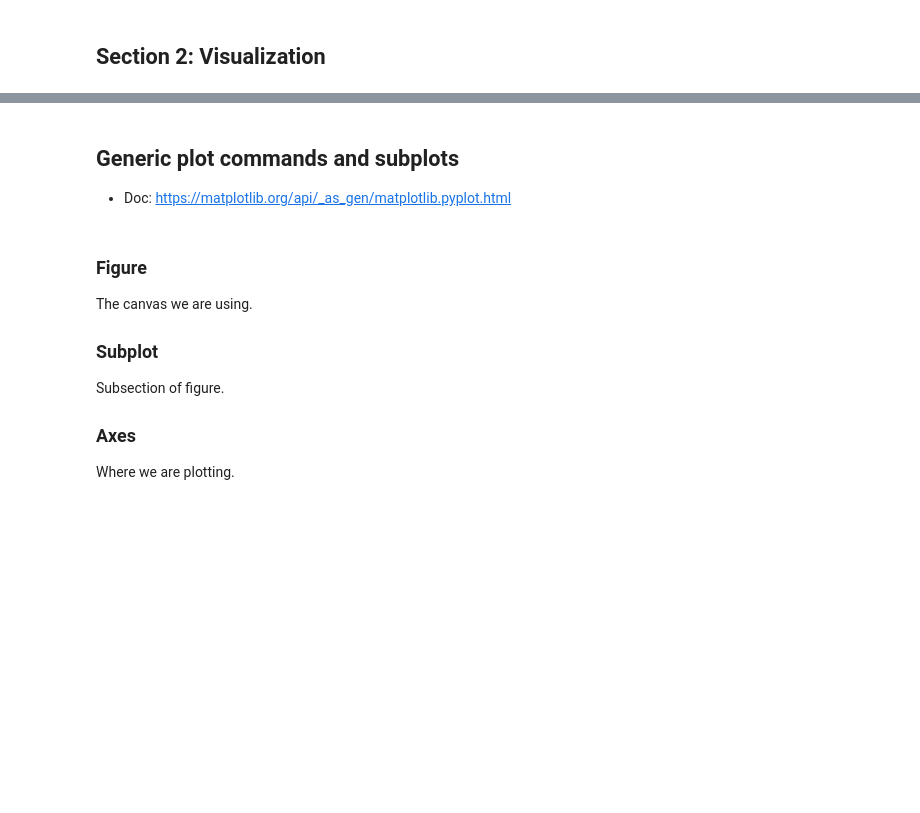
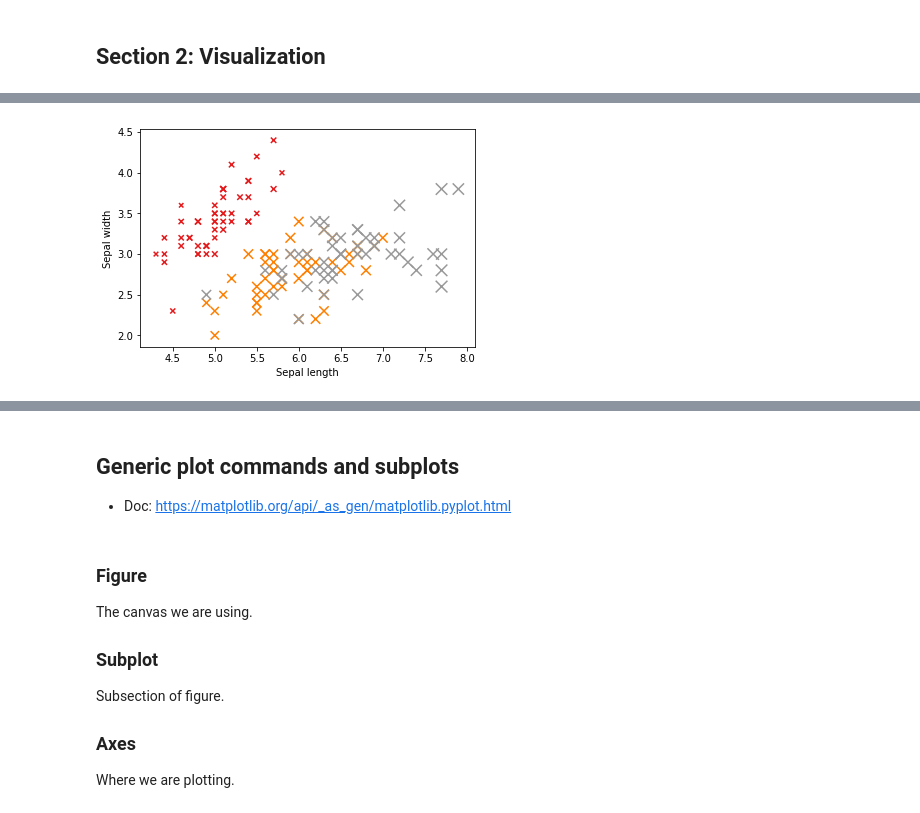
Before and after one commit to biof509/spring2019, a Jupyter notebook: docs/_downloads/Week2.ipynb, the cells around one changed output, grey strips where cells are left out. Cells and saved outputs as stored; diff of their text form; code cells hidden in the pictures; blank space fills up the shorter version.

```diff
--- a/docs/_downloads/Week2.ipynb
+++ b/docs/_downloads/Week2.ipynb
@@ -384,23 +791,25 @@ plt.show()
 # %%
 # Let's set some limits on the axes
 plt.scatter(
     iris_df["sepal_length"], iris_df["sepal_width"],
     c=iris_df["species"],
-    # cmap=plt.cm.Set1, # Set2, etc
+    cmap=plt.cm.Set1, # Set2, etc
     # alpha=0.5,
-    # s=10, s=iris_df["petal_length"] * 20,
-    # marker="x",
+    s=iris_df["petal_length"] * 20,
+    marker="x",
 )
 
 # name the labels, for clarity
 plt.xlabel('Sepal length')
 plt.ylabel('Sepal width')
 
 # Remove ticks
 #plt.xticks(())
 #plt.yticks(())
 
 plt.show()
+# %% [output]
+[figure, added]
 # %%
 # Histograms:  https://matplotlib.org/api/_as_gen/matplotlib.pyplot.hist.html
 
```
Also changed, not shown: parts of 89 cells of this notebook, 23 other files.
